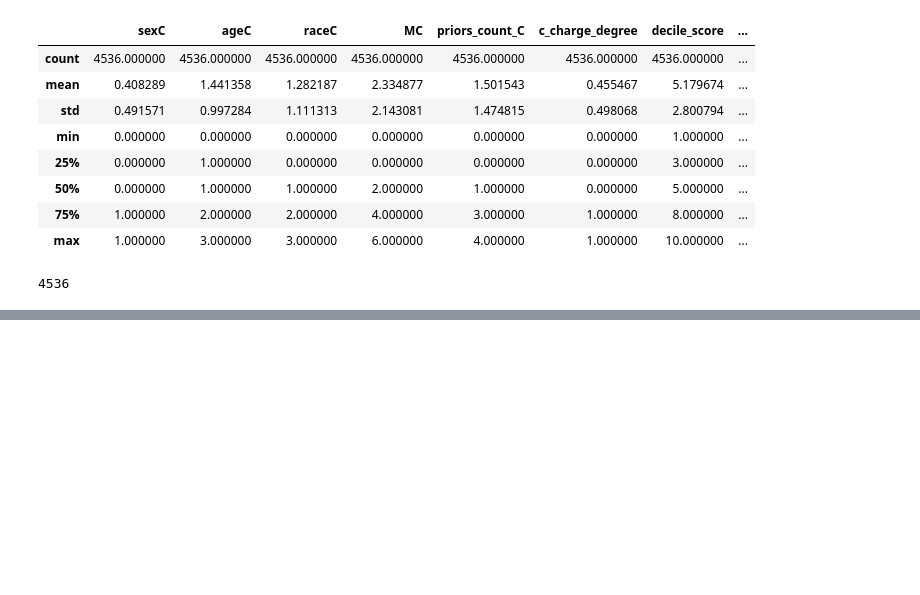
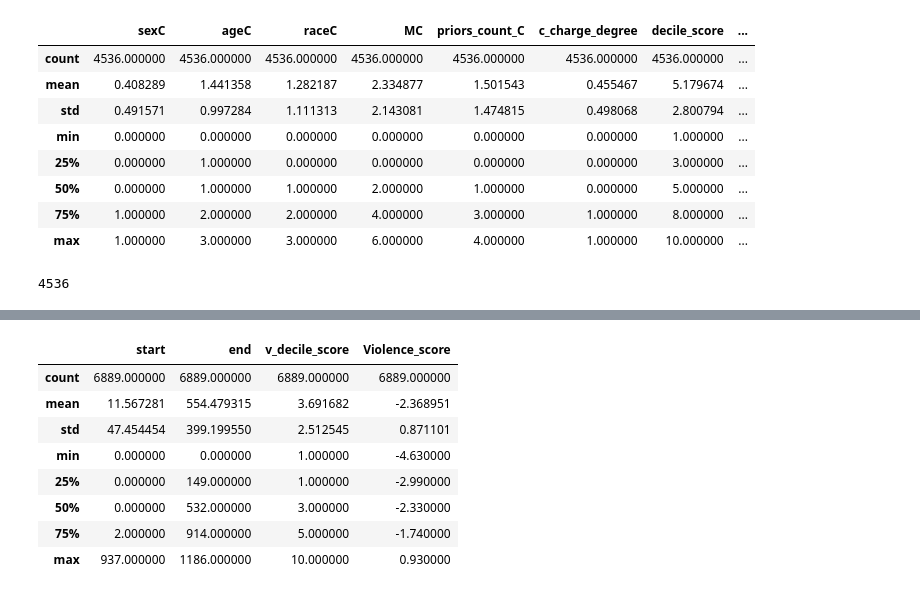
Before and after one commit to JinyangLi01/UnfairlyTreatedGroupDetection, a Jupyter notebook: Coding/DataPreprocessing/CompasDataset_0.ipynb, the cells around one changed output, grey strips where cells are left out. Cells and saved outputs as stored; diff of their text form; code cells hidden in the pictures; blank space fills up the shorter version.

```diff
--- a/Coding/DataPreprocessing/CompasDataset_0.ipynb
+++ b/Coding/DataPreprocessing/CompasDataset_0.ipynb
@@ -495,0 +523,5 @@ mis_class.to_csv(r"../../InputData/CompasData/LargerDatasets/20000_mis.csv", ind
+# %%
+compas_data = pd.read_csv("../../InputData/CompasData/RecidivismData_Original-categorized.csv")
+print(len(compas_data))
+
+compas_data.describe()
@@ -495,0 +551,6 @@ mis_class.to_csv(r"../../InputData/CompasData/LargerDatasets/20000_mis.csv", ind
+# %%
+compas_data['start_C'] = compas_data['start']
+compas_data['end_C'] = compas_data['end']
+compas_data['event_C'] = compas_data['event'] # this is already categorical
+compas_data['v_decile_score_C'] = compas_data['v_decile_score']
+compas_data['Violence_score_C'] = compas_data['Violence_score']
@@ -495,0 +565,12 @@ mis_class.to_csv(r"../../InputData/CompasData/LargerDatasets/20000_mis.csv", ind
+# %%
+compas_data[['start', 'end', 'v_decile_score', 'Violence_score']].describe()
+# %% [output]
+|  | start | end | v_decile_score | Violence_score |
+| count | 6889.000000 | 6889.000000 | 6889.000000 | 6889.000000 |
+| mean | 11.567281 | 554.479315 | 3.691682 | -2.368951 |
+| std | 47.454454 | 399.199550 | 2.512545 | 0.871101 |
+| min | 0.000000 | 0.000000 | 1.000000 | -4.630000 |
+| 25% | 0.000000 | 149.000000 | 1.000000 | -2.990000 |
+| 50% | 0.000000 | 532.000000 | 3.000000 | -2.330000 |
+| 75% | 2.000000 | 914.000000 | 5.000000 | -1.740000 |
+| max | 937.000000 | 1186.000000 | 10.000000 | 0.930000 |
```
Also changed, not shown: parts of 21 cells of this notebook, 3 other files.
